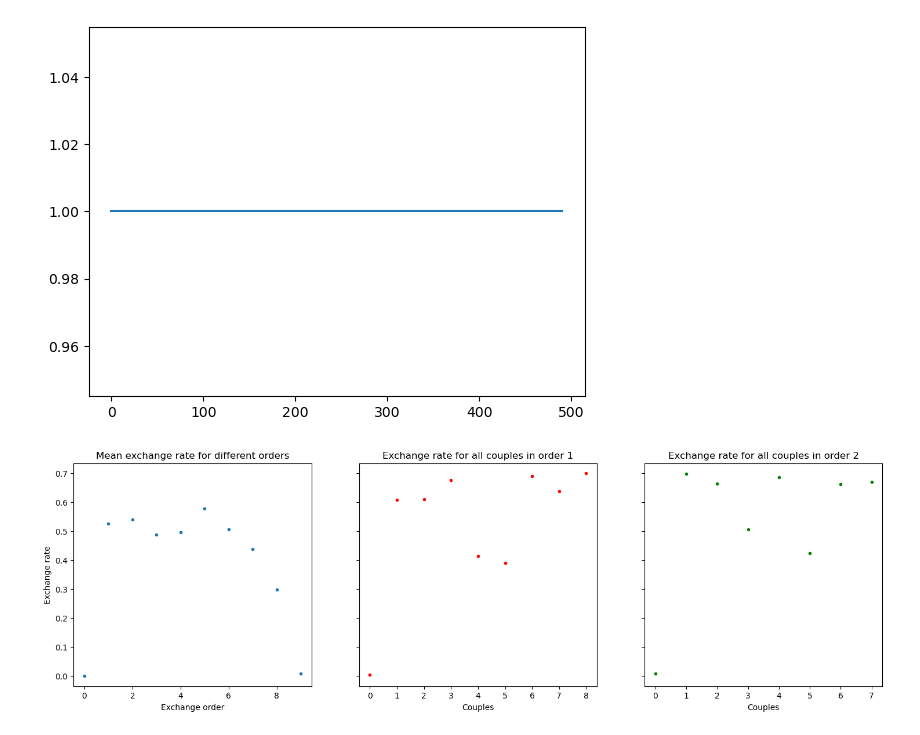
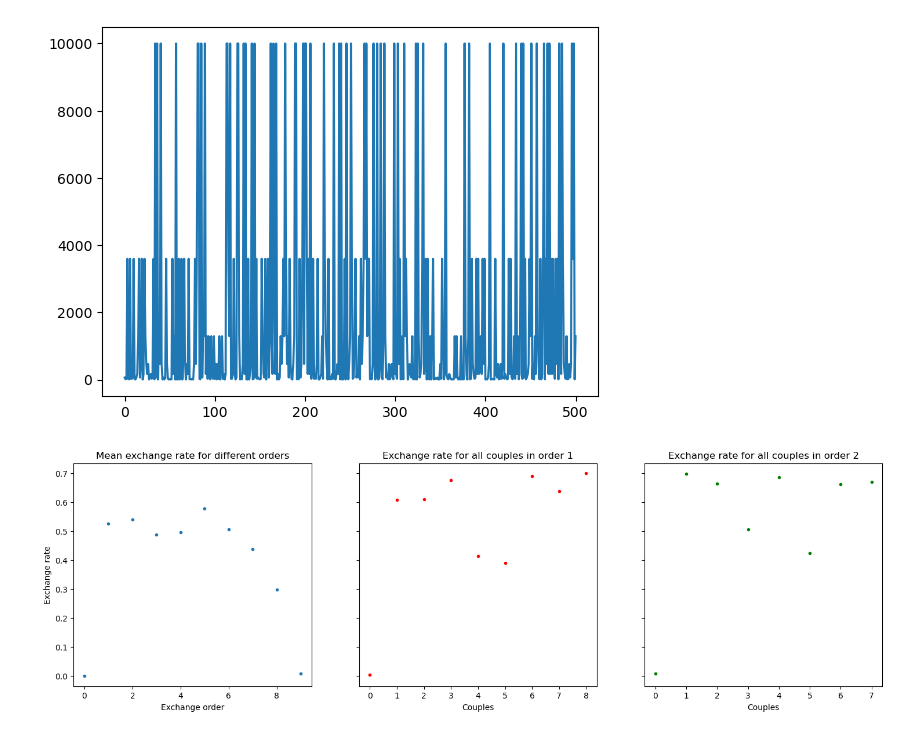
Before and after one commit to jacopoventurin/replica1, a Jupyter notebook: analysis_save.ipynb, the cells around one changed output. Cells and saved outputs as stored; diff of their text form; code cells hidden in the pictures.

```diff
--- a/analysis_save.ipynb
+++ b/analysis_save.ipynb
@@ -15,13 +15,13 @@ plt.show()
 # %%
 temp_hist = np.load('temp_rank0.npy')
 # %%
-plt.plot(temp_hist[10:, 0])
+plt.plot(temp_hist[:, 4])
 #plt.plot(temp_hist[:, 1])
 #plt.plot(temp_hist[:, 2])
 #plt.plot(temp_hist[:, 3])
 plt.show()
 # %% [output]
-[figure, old version]
+[figure, new version]
 # %%
 acceptance = np.load('acceptance.npy')
 # %%
```
Also changed, not shown: parts of 2 cells of this notebook.
